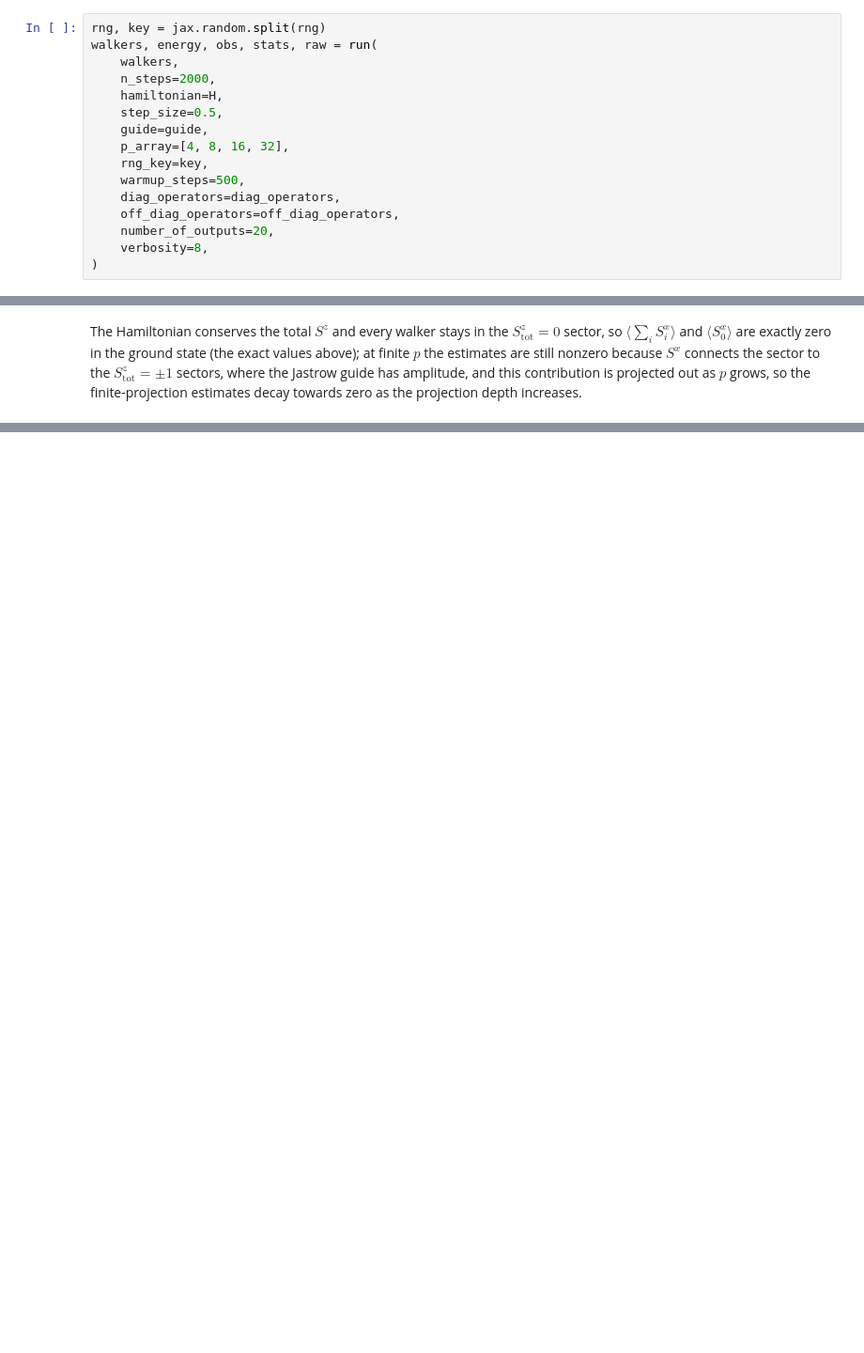
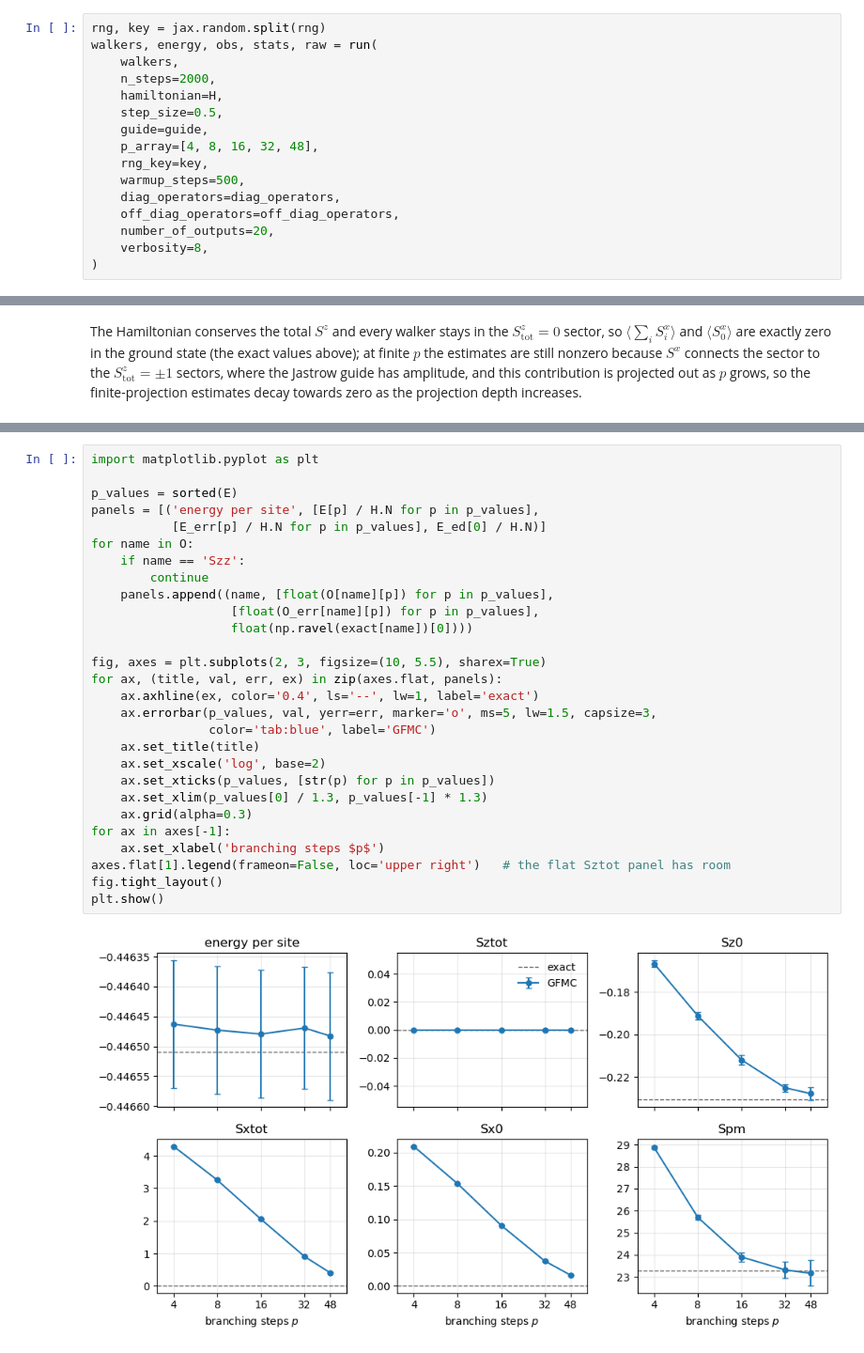
Before and after one commit to robin-schaefer/PyGFMC, a Jupyter notebook: notebooks/xxz_chain.ipynb, the cells around one changed output, grey strips where cells are left out. Shown at 94% size. Saved outputs shown, nothing was run; the diff lists cells and outputs as text; blank space fills up the shorter version.

Commit message:
[code] is_valid_k tolerance; [notebooks] xxz_chain plots and wording; [docs] rename and small wording, sign fixes; [paper] wording and small fixes;

```diff
--- a/notebooks/xxz_chain.ipynb
+++ b/notebooks/xxz_chain.ipynb
@@ -130,7 +136,7 @@ walkers, energy, obs, stats, raw = run(
     hamiltonian=H,
     step_size=0.5,
     guide=guide,
-    p_array=[4, 8, 16, 32],
+    p_array=[4, 8, 16, 32, 48],
     rng_key=key,
     warmup_steps=500,
     diag_operators=diag_operators,
@@ -252,0 +264,30 @@ The Hamiltonian conserves the total $S^z$ and every walker stays in the $S^z_\ma
+# %%
+import matplotlib.pyplot as plt
+
+p_values = sorted(E)
+panels = [('energy per site', [E[p] / H.N for p in p_values],
+           [E_err[p] / H.N for p in p_values], E_ed[0] / H.N)]
+for name in O:
+    if name == 'Szz':
+        continue
+    panels.append((name, [float(O[name][p]) for p in p_values],
+                   [float(O_err[name][p]) for p in p_values],
+                   float(np.ravel(exact[name])[0])))
+
+fig, axes = plt.subplots(2, 3, figsize=(10, 5.5), sharex=True)
+for ax, (title, val, err, ex) in zip(axes.flat, panels):
+    ax.axhline(ex, color='0.4', ls='--', lw=1, label='exact')
+    ax.errorbar(p_values, val, yerr=err, marker='o', ms=5, lw=1.5, capsize=3,
+                color='tab:blue', label='GFMC')
+    ax.set_title(title)
+    ax.set_xscale('log', base=2)
+    ax.set_xticks(p_values, [str(p) for p in p_values])
+    ax.set_xlim(p_values[0] / 1.3, p_values[-1] * 1.3)
+    ax.grid(alpha=0.3)
+for ax in axes[-1]:
+    ax.set_xlabel('branching steps $p$')
+axes.flat[1].legend(frameon=False, loc='upper right')   # the flat Sztot panel has room
+fig.tight_layout()
+plt.show()
+# %% [output]
+[figure, added]
```
Also changed, not shown: parts of 9 cells of this notebook, 46 other files.
